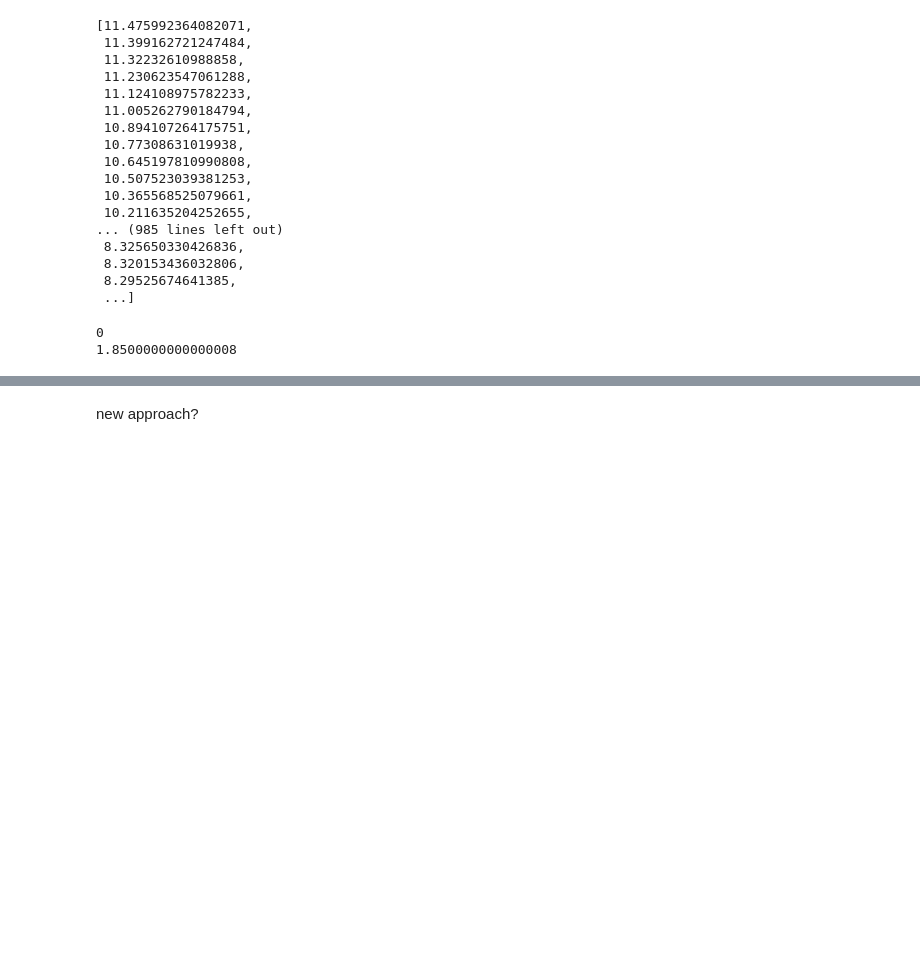
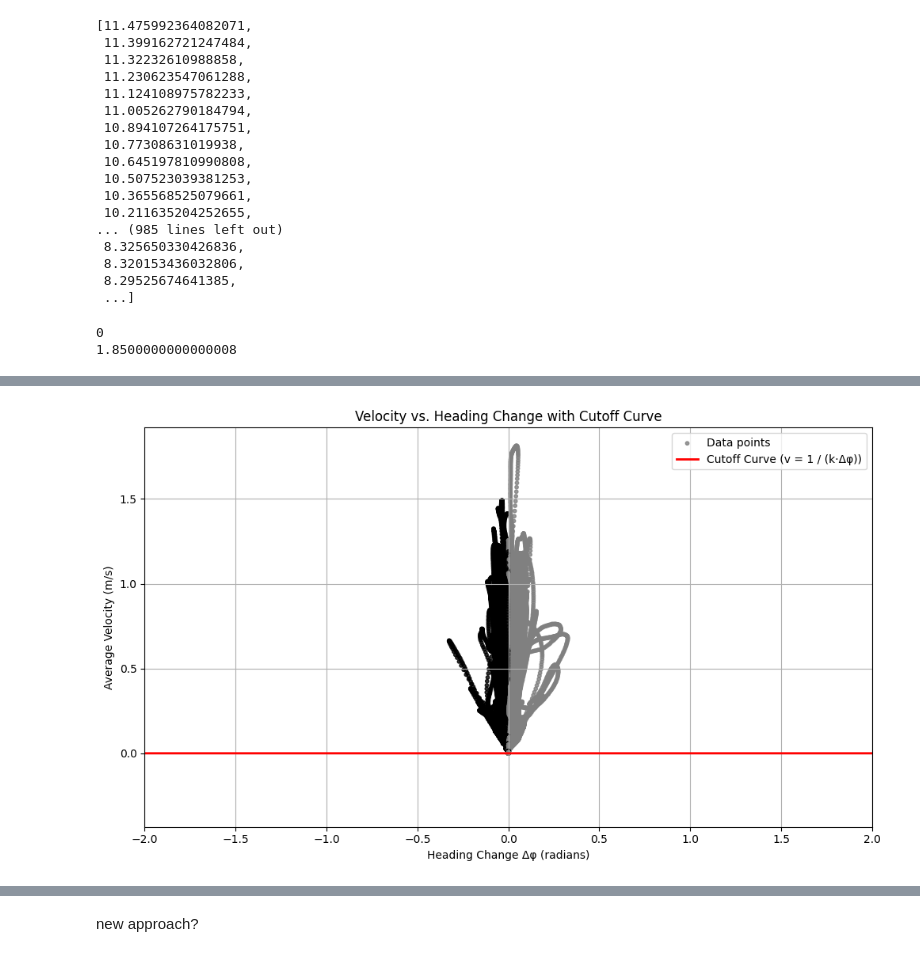
Before and after one commit to ihosten/internship_club_brugge, a Jupyter notebook: positional_data/ChangesOfDirection.ipynb, the cells around one changed output, grey strips where cells are left out. Cells and saved outputs as stored; diff of their text form; code cells hidden in the pictures; blank space fills up the shorter version.

```diff
--- a/positional_data/ChangesOfDirection.ipynb
+++ b/positional_data/ChangesOfDirection.ipynb
@@ -353,0 +401,34 @@ for i in range(len(v_list)):
+# %%
+# CHTGPT suggestion
+# Constants and data
+k = 0.15
+ha25_radians = np.radians(heading_change_25)
+v_vals = rolling_avg_v_25
+phi_vals = ha25_radians
+
+# Compute cutoff curve: v = 1 / (k * Δphi)
+cutoff_vals = [1 / (k * phi) if phi != 0 else float('inf') for phi in phi_vals]
+
+# Prepare colors based on whether each point is above or below the curve
+colors = ['black' if v > cutoff else 'gray' for v, cutoff in zip(v_vals, cutoff_vals)]
+
+# Plot
+plt.figure(figsize=(10, 6))
+plt.scatter(phi_vals, v_vals, c=colors, s=10, alpha=0.8, label='Data points')
+
+# Optional: Overlay the cutoff curve
+phi_range = np.linspace(min(phi_vals), max(phi_vals), 300)
+cutoff_curve = 1 / (k * phi_range)
+plt.plot(cutoff_curve, phi_range, color='red', linewidth=2, label='Cutoff Curve (v = 1 / (k·Δφ))')
+
+# Labels and legend
+plt.xlabel("Heading Change Δφ (radians)")
+plt.ylabel("Average Velocity (m/s)")
+plt.title("Velocity vs. Heading Change with Cutoff Curve")
+plt.legend()
+plt.grid(True)
+plt.tight_layout()
+plt.xlim(-2, 2)
+plt.show()
+# %% [output]
+[figure, added]
```
Also changed, not shown: parts of 20 cells of this notebook.
